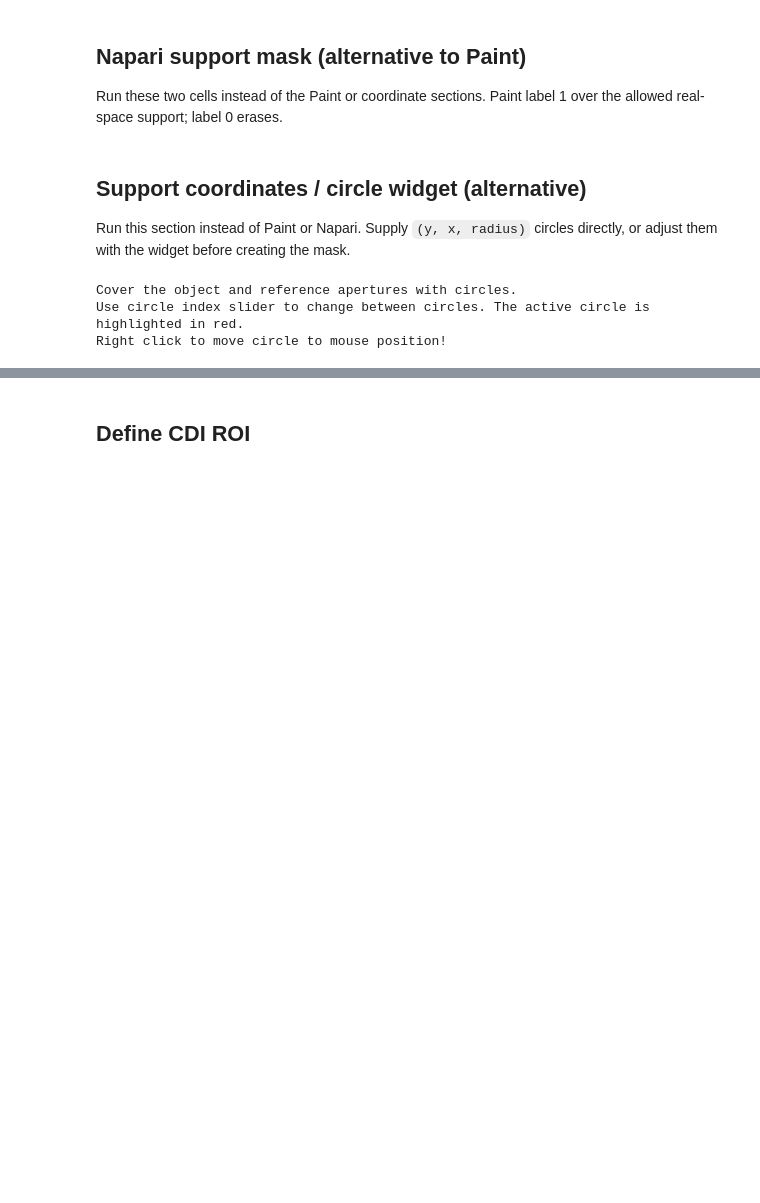
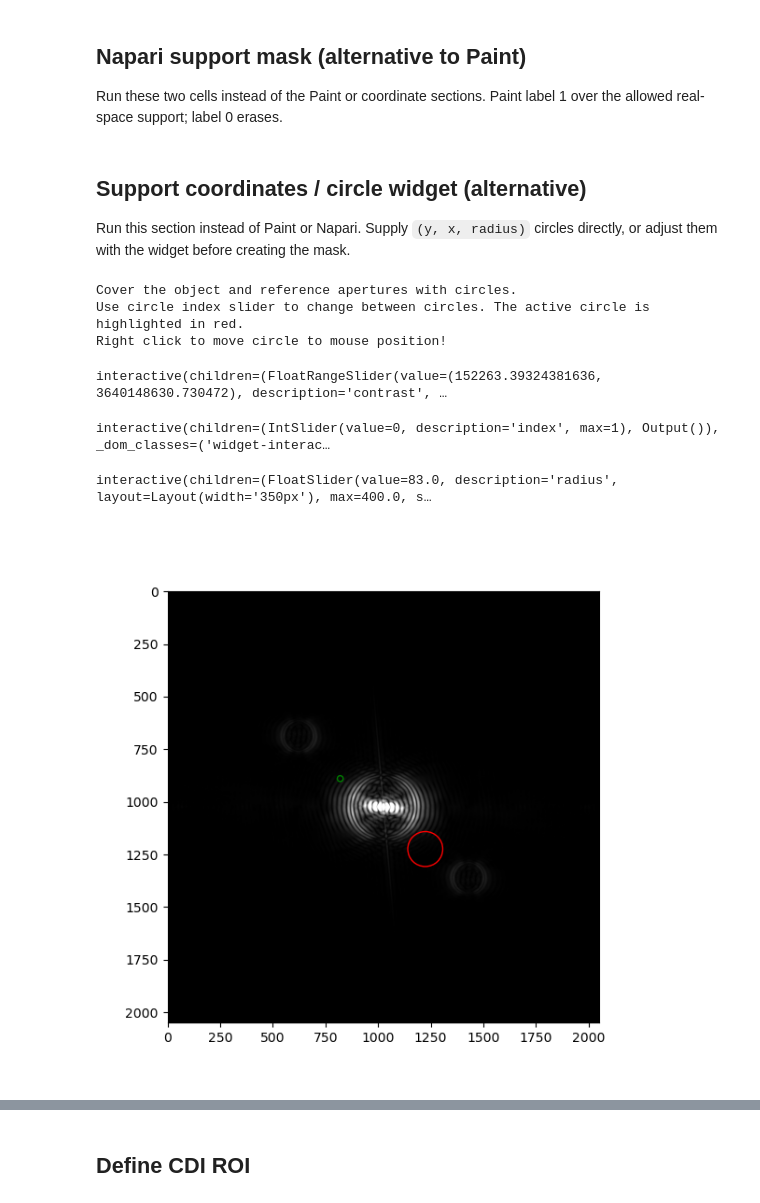
Before and after one commit to riccbatt/FTH-Phase-Retrieval-2609-SOLEIL-SEXTANTS, a Jupyter notebook: 03_define_supportmask.ipynb, the cells around one changed output, grey strips where cells are left out. Drawn from its saved outputs; the diff is of its cells as text; code cells hidden in the pictures; blank space fills up the shorter version.

```diff
--- a/03_define_supportmask.ipynb
+++ b/03_define_supportmask.ipynb
@@ -242,35 +233,40 @@ Run this section instead of Paint or Napari. Supply `(y, x, radius)` circles dir
 def get_supportmask_coordinates(sample):
     """
     Dictionary that stores coordinates of circular support mask apertures.
     Taken from FTH_CDI_01.ipynb.
     """
+    off = 200
     support_coord = dict()
     support_coord["kri2"] = [
-        (1024, 1024, 14.0),
-        (689.50, 620, 83.0),
+        (1024 + off, 1024 + off, 83.0),
+        (689.50 + off, 620 + off, 14.0),
     ]
     return support_coord[sample]
 
 
 # Select stored coordinates, or replace this with your own list of
 # (y, x, radius) tuples. Set False to use them directly without a widget.
 sample = "kri2"
 support_coordinates = get_supportmask_coordinates(sample)
 ADJUST_COORDINATES_WITH_WIDGET = True
 
 if ADJUST_COORDINATES_WITH_WIDGET:
     print("Cover the object and reference apertures with circles.")
     ds_circle = interactive.InteractiveCircleCoordinates(
         recon_support,
         len(support_coordinates),
         coordinates=support_coordinates,
     )
 else:
     print("Using support_coordinates directly without the widget.")
 # %% [output]
 Cover the object and reference apertures with circles.
 Use circle index slider to change between circles. The active circle is highlighted in red.
 Right click to move circle to mouse position!
+interactive(children=(FloatRangeSlider(value=(152263.39324381636, 3640148630.730472), description='contrast', …
+interactive(children=(IntSlider(value=0, description='index', max=1), Output()), _dom_classes=('widget-interac…
+interactive(children=(FloatSlider(value=83.0, description='radius', layout=Layout(width='350px'), max=400.0, s…
+[figure, added]
 # %%
 if ADJUST_COORDINATES_WITH_WIDGET:
     support_coordinates = ds_circle.get_params()
```
Also changed, not shown: parts of 10 cells of this notebook, 6 other files.
